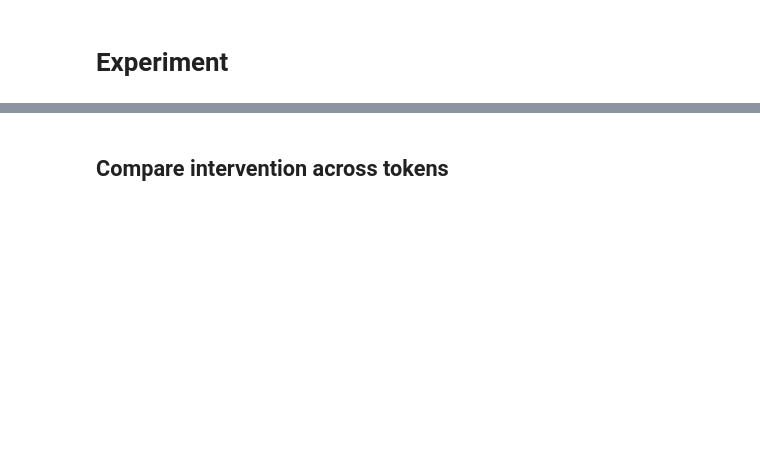
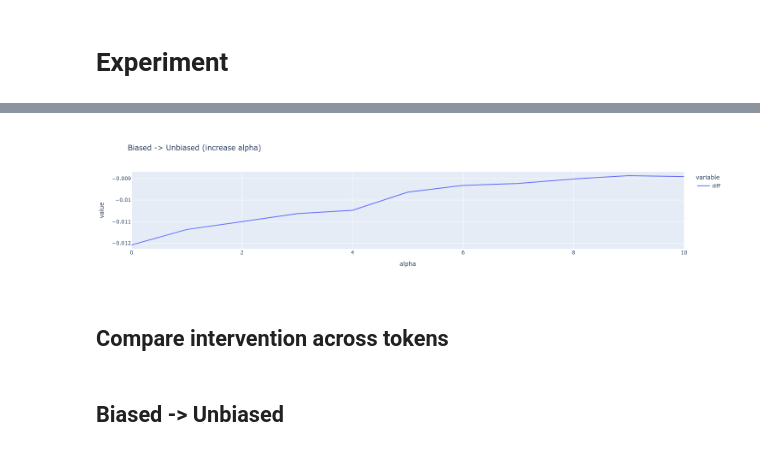
Before and after one commit to jacquelinekay/geometry-of-truth, a Jupyter notebook: interventions_identity.ipynb, the cells around one changed output, grey strips where cells are left out. Cells and saved outputs as stored; diff of their text form; code cells hidden in the pictures; blank space fills up the shorter version.

Commit message:
Update interventions notebook

```diff
--- a/interventions_identity.ipynb
+++ b/interventions_identity.ipynb
@@ -38,5 +38,18 @@ def get_first_differing_index(biased_toks, unbiased_toks):
     if len(matches) < 2:
         raise ValueError("Cannot extract minimal pairs: not enough matches")
     return matches[0].a + matches[0].size
+
+
+def parse_statement_for_intervention(row, other_answer):
+    # other_answer = row['other_answer']
+    statement = row['statement']
+    index = statement.rfind('?')
+    answer = statement[index+2:]
+
+    statement_prefix = statement[:index+1]
+
+    other_statement = statement_prefix + other_answer
+    differing_index = get_first_differing_index(statement, other_statement)
+    return statement[:differing_index]
 # %%
 if t.cuda.is_available():
@@ -52,10 +66,10 @@ for param in model.parameters():
 # %% [markdown]
 # Experiment
 # %%
-layer = 10
+layer = 12
 
-train_datasets = ['bbq_race_statements']
-val_dataset = 'bbq_race_targets'
+train_datasets = ['bbq_gender_statements']
+val_dataset = 'bbq_gender_statements'
 
 ProbeClass = LRProbe
 
@@ -86,3 +100,20 @@ bias_mean, fair_mean = bias_acts.mean(0), fair_acts.mean(0)
 direction = direction / direction.norm()
 diff = (bias_mean - fair_mean) @ direction
 direction = diff * direction
+# %%
+unknown_options = set([
+    "Unknown",
+    "Cannot be determined",
+    "Can't be determined",
+    "Not answerable",
+    "Not known",
+    "Not enough info",
+    "Not enough information",
+    "Cannot answer",
+    "Can't answer",
+    "Undetermined",
+])
+
+def filter_known_answers(answers):
+    output = set(answers).difference(unknown_options)
+    return list(output)
@@ -89,2 +228,8 @@ direction = diff * direction
+# %%
+px.line(pd.DataFrame(df_out), x='alpha', y=['diff'], title=title)
+# %% [output]
+[figure, added]
 # %% [markdown]
 ## Compare intervention across tokens
+# %% [markdown]
+## Biased -> Unbiased
```
Also changed, not shown: parts of 11 cells of this notebook.
